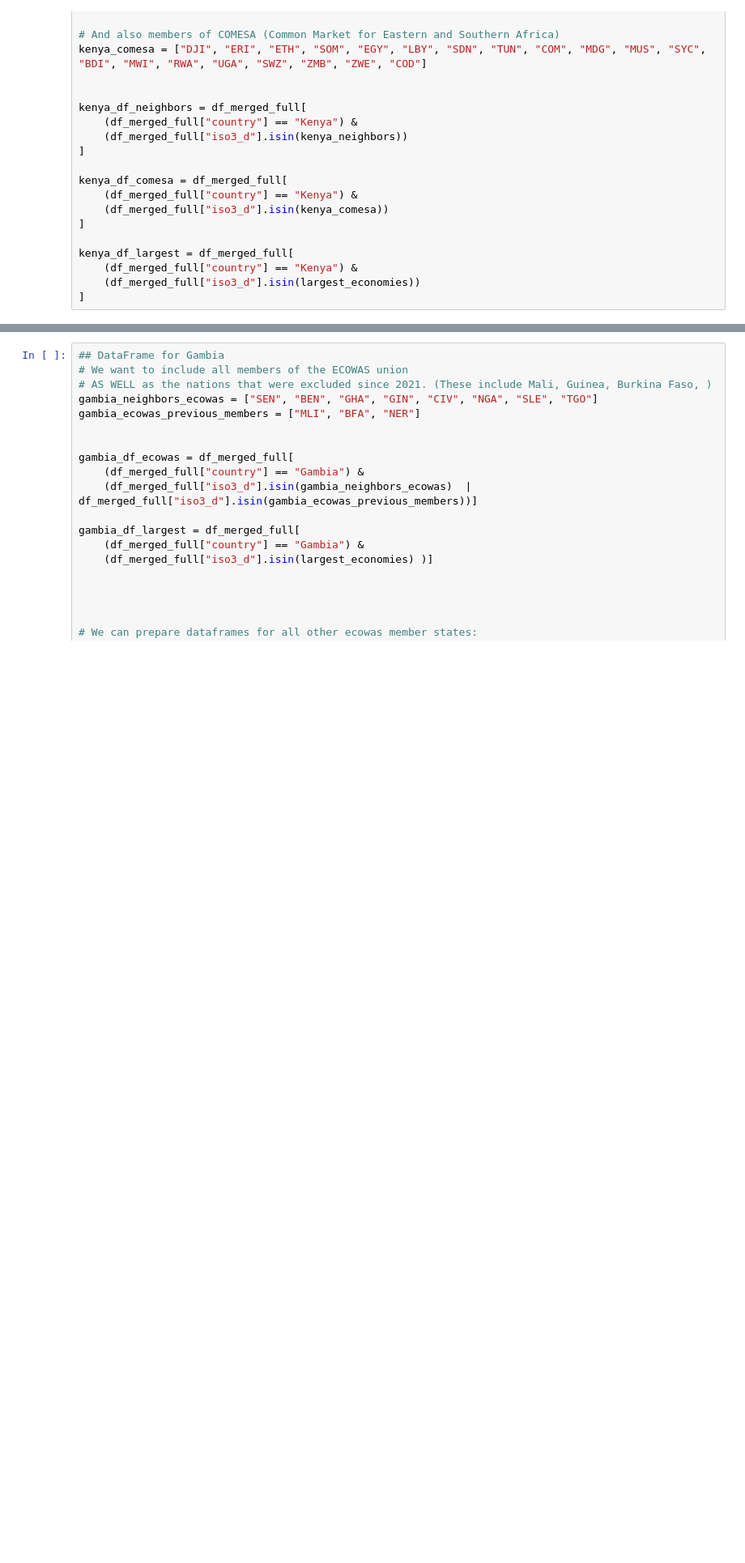
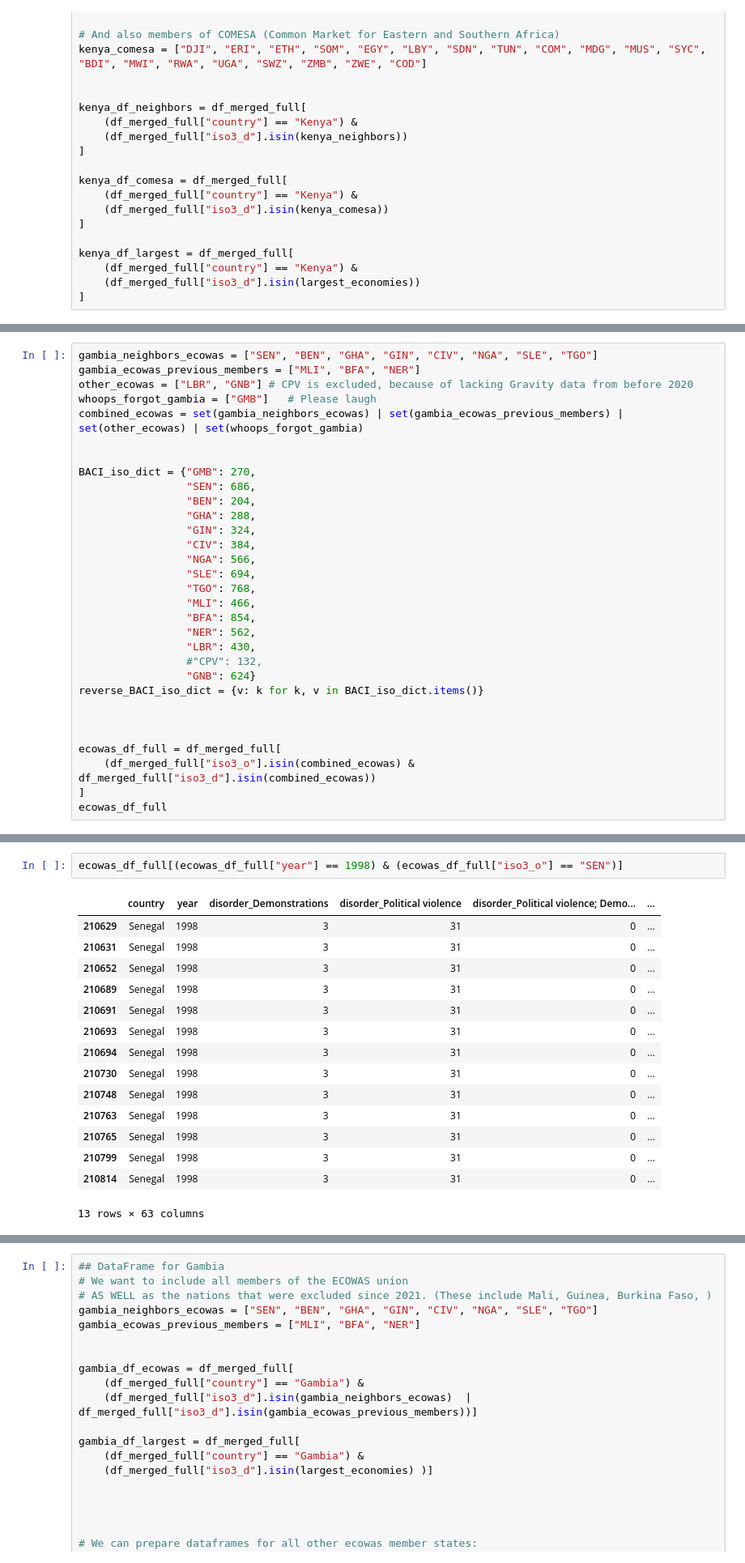
Before and after one commit to poopiboi/bachelor_2026, a Jupyter notebook: 02_EDA.ipynb, the cells around one changed output, grey strips where cells are left out. Shown at 81% size. Drawn from its saved outputs; the diff is of its cells as text; blank space fills up the shorter version.

```diff
--- a/02_EDA.ipynb
+++ b/02_EDA.ipynb
@@ -366,0 +404,31 @@ kenya_df_largest = df_merged_full[
+# %%
+gambia_neighbors_ecowas = ["SEN", "BEN", "GHA", "GIN", "CIV", "NGA", "SLE", "TGO"]
+gambia_ecowas_previous_members = ["MLI", "BFA", "NER"]
+other_ecowas = ["LBR", "GNB"] # CPV is excluded, because of lacking Gravity data from before 2020
+whoops_forgot_gambia = ["GMB"]   # Please laugh
+combined_ecowas = set(gambia_neighbors_ecowas) | set(gambia_ecowas_previous_members) | set(other_ecowas) | set(whoops_forgot_gambia)
+
+
+BACI_iso_dict = {"GMB": 270,
+                 "SEN": 686,
+                 "BEN": 204,
+                 "GHA": 288,
+                 "GIN": 324,
+                 "CIV": 384,
+                 "NGA": 566,
+                 "SLE": 694,
+                 "TGO": 768,
+                 "MLI": 466,
+                 "BFA": 854,
+                 "NER": 562,
+                 "LBR": 430,
+                 #"CPV": 132,
+                 "GNB": 624}
+reverse_BACI_iso_dict = {v: k for k, v in BACI_iso_dict.items()}
+
+
+
+ecowas_df_full = df_merged_full[
+    (df_merged_full["iso3_o"].isin(combined_ecowas) & df_merged_full["iso3_d"].isin(combined_ecowas))
+]
+ecowas_df_full
@@ -366,0 +481,18 @@ kenya_df_largest = df_merged_full[
+# %%
+ecowas_df_full[(ecowas_df_full["year"] == 1998) & (ecowas_df_full["iso3_o"] == "SEN")]
+# %% [output]
+|  | country | year | disorder_Demonstrations | disorder_Political violence | disorder_Political violence; Demo... | ... |
+| 210629 | Senegal | 1998 | 3 | 31 | 0 | ... |
+| 210631 | Senegal | 1998 | 3 | 31 | 0 | ... |
+| 210652 | Senegal | 1998 | 3 | 31 | 0 | ... |
+| 210689 | Senegal | 1998 | 3 | 31 | 0 | ... |
+| 210691 | Senegal | 1998 | 3 | 31 | 0 | ... |
+| 210693 | Senegal | 1998 | 3 | 31 | 0 | ... |
+| 210694 | Senegal | 1998 | 3 | 31 | 0 | ... |
+| 210730 | Senegal | 1998 | 3 | 31 | 0 | ... |
+| 210748 | Senegal | 1998 | 3 | 31 | 0 | ... |
+| 210763 | Senegal | 1998 | 3 | 31 | 0 | ... |
+| 210765 | Senegal | 1998 | 3 | 31 | 0 | ... |
+| 210799 | Senegal | 1998 | 3 | 31 | 0 | ... |
+| 210814 | Senegal | 1998 | 3 | 31 | 0 | ... |
+13 rows × 63 columns
```
Also changed, not shown: parts of 30 cells of this notebook, 3 other files.
